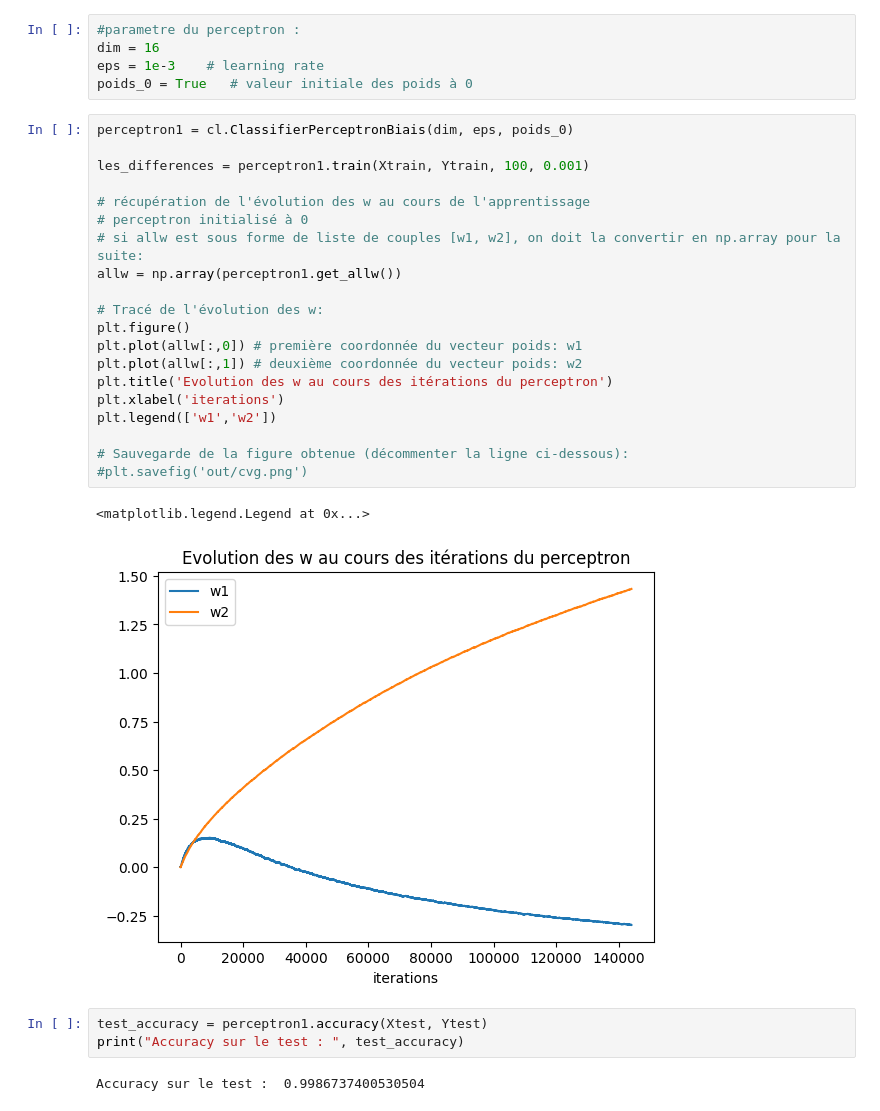
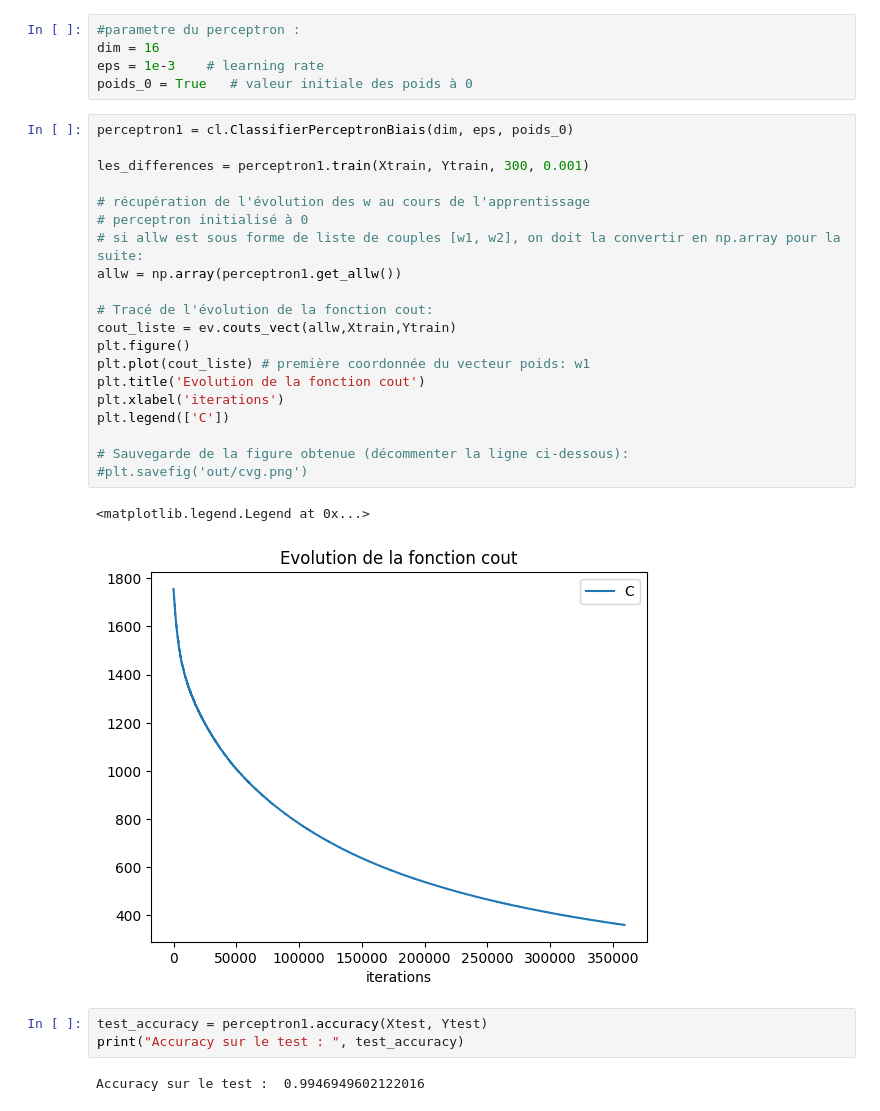
Before and after one commit to iLykTurtlz/MLAlgorithms3, a Jupyter notebook: Projet2/projet-2.ipynb, the cells around one changed output. Cells and saved outputs as stored; diff of their text form.

```diff
--- a/Projet2/projet-2.ipynb
+++ b/Projet2/projet-2.ipynb
@@ -716,31 +719,31 @@ poids_0 = True   # valeur initiale des poids à 0
 # %%
 perceptron1 = cl.ClassifierPerceptronBiais(dim, eps, poids_0)
 
-les_differences = perceptron1.train(Xtrain, Ytrain, 100, 0.001)
+les_differences = perceptron1.train(Xtrain, Ytrain, 300, 0.001)
 
 # récupération de l'évolution des w au cours de l'apprentissage
 # perceptron initialisé à 0
 # si allw est sous forme de liste de couples [w1, w2], on doit la convertir en np.array pour la suite:
 allw = np.array(perceptron1.get_allw())
 
-# Tracé de l'évolution des w:
+# Tracé de l'évolution de la fonction cout:
+cout_liste = ev.couts_vect(allw,Xtrain,Ytrain)
 plt.figure()
-plt.plot(allw[:,0]) # première coordonnée du vecteur poids: w1
-plt.plot(allw[:,1]) # deuxième coordonnée du vecteur poids: w2
-plt.title('Evolution des w au cours des itérations du perceptron')
+plt.plot(cout_liste) # première coordonnée du vecteur poids: w1
+plt.title('Evolution de la fonction cout')
 plt.xlabel('iterations')
-plt.legend(['w1','w2'])
+plt.legend(['C'])
 
 # Sauvegarde de la figure obtenue (décommenter la ligne ci-dessous):
 #plt.savefig('out/cvg.png')
 # %% [output]
 <matplotlib.legend.Legend at 0x...>
-[figure, old version]
+[figure, new version]
 # %%
 test_accuracy = perceptron1.accuracy(Xtest, Ytest)
 print("Accuracy sur le test : ", test_accuracy)
 # %% [output]
-Accuracy sur le test :  0.9986737400530504
+Accuracy sur le test :  0.9946949602122016
 # %%
 # test sur les données jouet X, Y supposées pré-existantes
 
```
Also changed, not shown: parts of 3 cells of this notebook, 2 other files.
